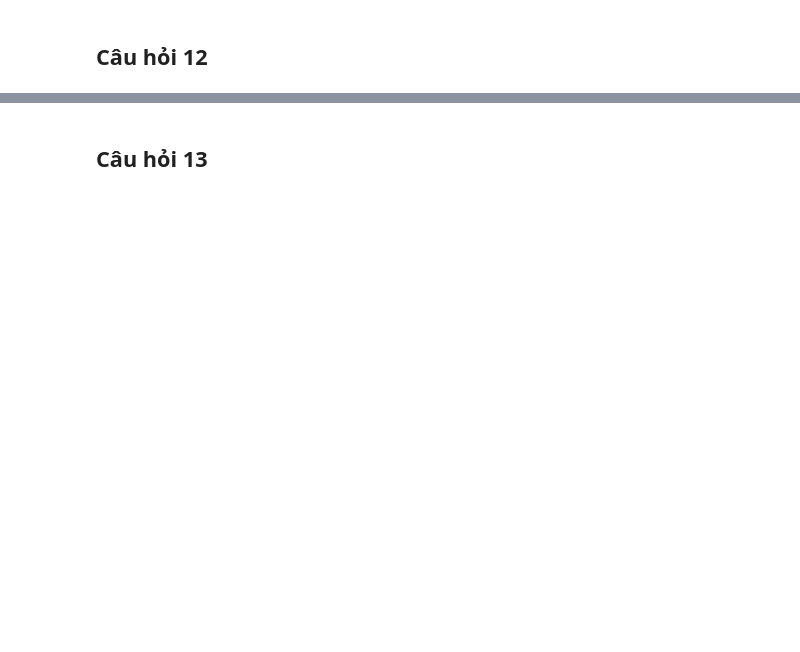
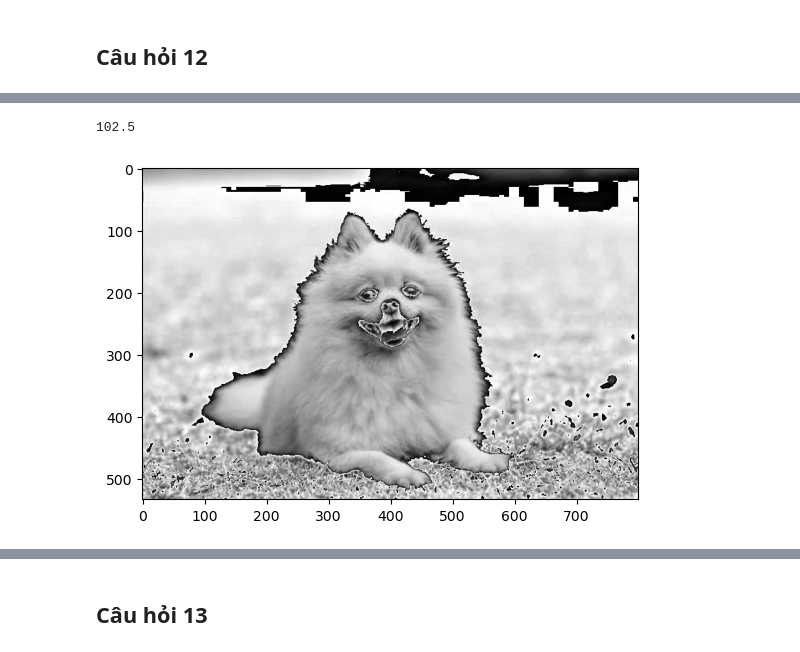
Before and after one commit to buiquanghuy99-aio24/AIO24-269, a Jupyter notebook: EXERCISES/MODULE-02/exercise-01.ipynb, the cells around one changed output, grey strips where cells are left out. Drawn from its saved outputs; the diff is of its cells as text; code cells hidden in the pictures; blank space fills up the shorter version.

```diff
--- a/EXERCISES/MODULE-02/exercise-01.ipynb
+++ b/EXERCISES/MODULE-02/exercise-01.ipynb
@@ -36,0 +248,13 @@ Tạo mảng 1 chiều từ 0 đến 9
+# %%
+# Way2
+
+import numpy as np
+
+gray_img_12 = (np.max(img, axis=-1)+np.min(img, axis=-1))/2
+print(gray_img_12[0 , 0])
+
+plt.imshow(gray_img_12, cmap=plt.get_cmap('gray'))
+plt.show()
+# %% [output]
+102.5
+[figure, added]
```
Also changed, not shown: parts of 65 cells of this notebook, 2 other files.
